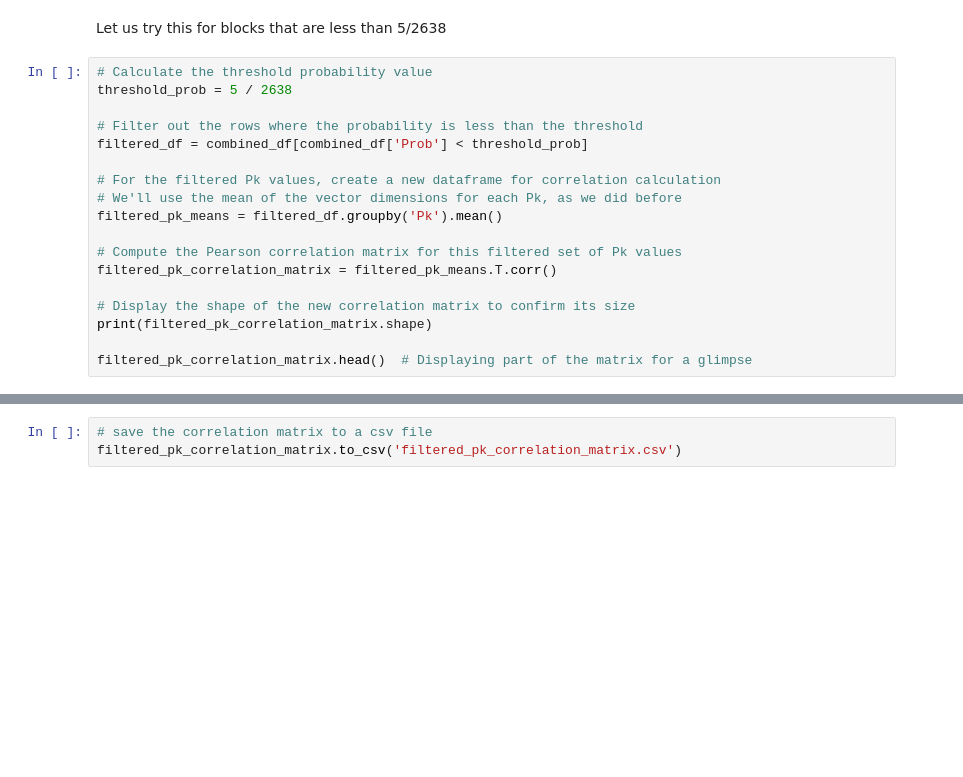
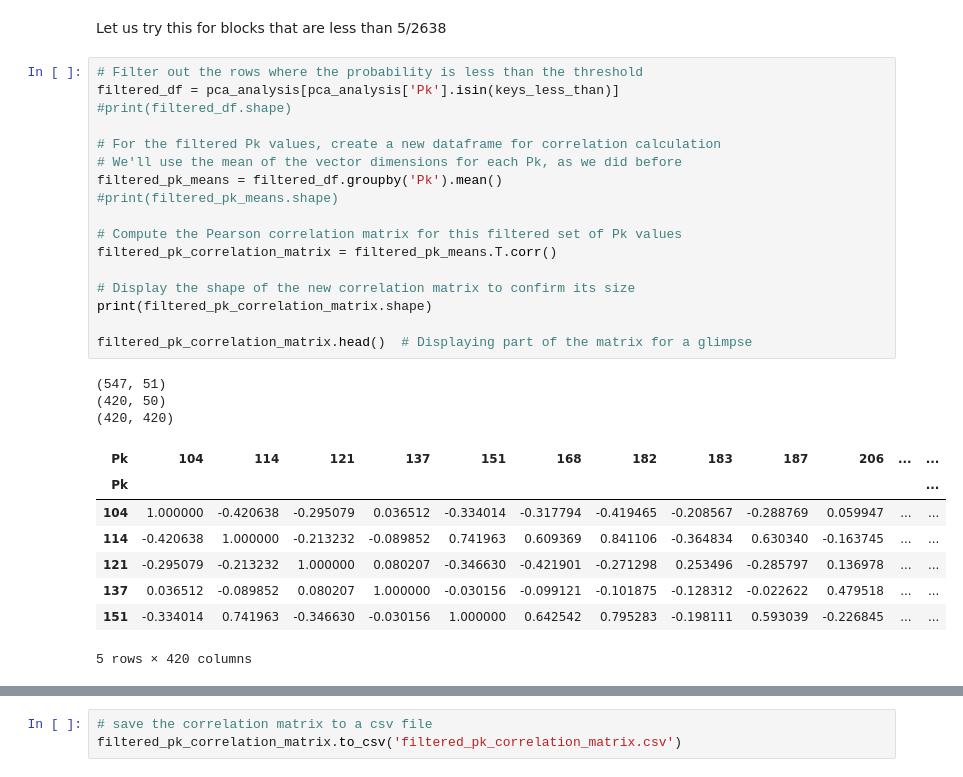
Before and after one commit to mehakrafiq/mergeclustering, a Jupyter notebook: custom_python_clustering_new.ipynb, the cells around one changed output, grey strips where cells are left out. Saved outputs shown, nothing was run; the diff lists cells and outputs as text; blank space fills up the shorter version.

```diff
--- a/custom_python_clustering_new.ipynb
+++ b/custom_python_clustering_new.ipynb
@@ -277,23 +401,34 @@ plt.show()
 # %% [markdown]
 Let us try this for blocks that are less than 5/2638
 # %%
-# Calculate the threshold probability value
-threshold_prob = 5 / 2638
-
 # Filter out the rows where the probability is less than the threshold
-filtered_df = combined_df[combined_df['Prob'] < threshold_prob]
+filtered_df = pca_analysis[pca_analysis['Pk'].isin(keys_less_than)]
+#print(filtered_df.shape)
 
 # For the filtered Pk values, create a new dataframe for correlation calculation
 # We'll use the mean of the vector dimensions for each Pk, as we did before
 filtered_pk_means = filtered_df.groupby('Pk').mean()
+#print(filtered_pk_means.shape)
 
 # Compute the Pearson correlation matrix for this filtered set of Pk values
 filtered_pk_correlation_matrix = filtered_pk_means.T.corr()
 
 # Display the shape of the new correlation matrix to confirm its size
 print(filtered_pk_correlation_matrix.shape)
 
 filtered_pk_correlation_matrix.head()  # Displaying part of the matrix for a glimpse
+# %% [output]
+(547, 51)
+(420, 50)
+(420, 420)
+| Pk | 104 | 114 | 121 | 137 | 151 | 168 | 182 | 183 | 187 | 206 | ... | ... |
+| Pk |  |  |  |  |  |  |  |  |  |  |  | ... |
+| 104 | 1.000000 | -0.420638 | -0.295079 | 0.036512 | -0.334014 | -0.317794 | -0.419465 | -0.208567 | -0.288769 | 0.059947 | ... | ... |
+| 114 | -0.420638 | 1.000000 | -0.213232 | -0.089852 | 0.741963 | 0.609369 | 0.841106 | -0.364834 | 0.630340 | -0.163745 | ... | ... |
+| 121 | -0.295079 | -0.213232 | 1.000000 | 0.080207 | -0.346630 | -0.421901 | -0.271298 | 0.253496 | -0.285797 | 0.136978 | ... | ... |
+| 137 | 0.036512 | -0.089852 | 0.080207 | 1.000000 | -0.030156 | -0.099121 | -0.101875 | -0.128312 | -0.022622 | 0.479518 | ... | ... |
+| 151 | -0.334014 | 0.741963 | -0.346630 | -0.030156 | 1.000000 | 0.642542 | 0.795283 | -0.198111 | 0.593039 | -0.226845 | ... | ... |
+5 rows × 420 columns
 # %%
 # Create a heatmap for the filtered correlation matrix
 plt.figure(figsize=(20, 15))
```
Also changed, not shown: parts of 41 cells of this notebook, 8 other files.
